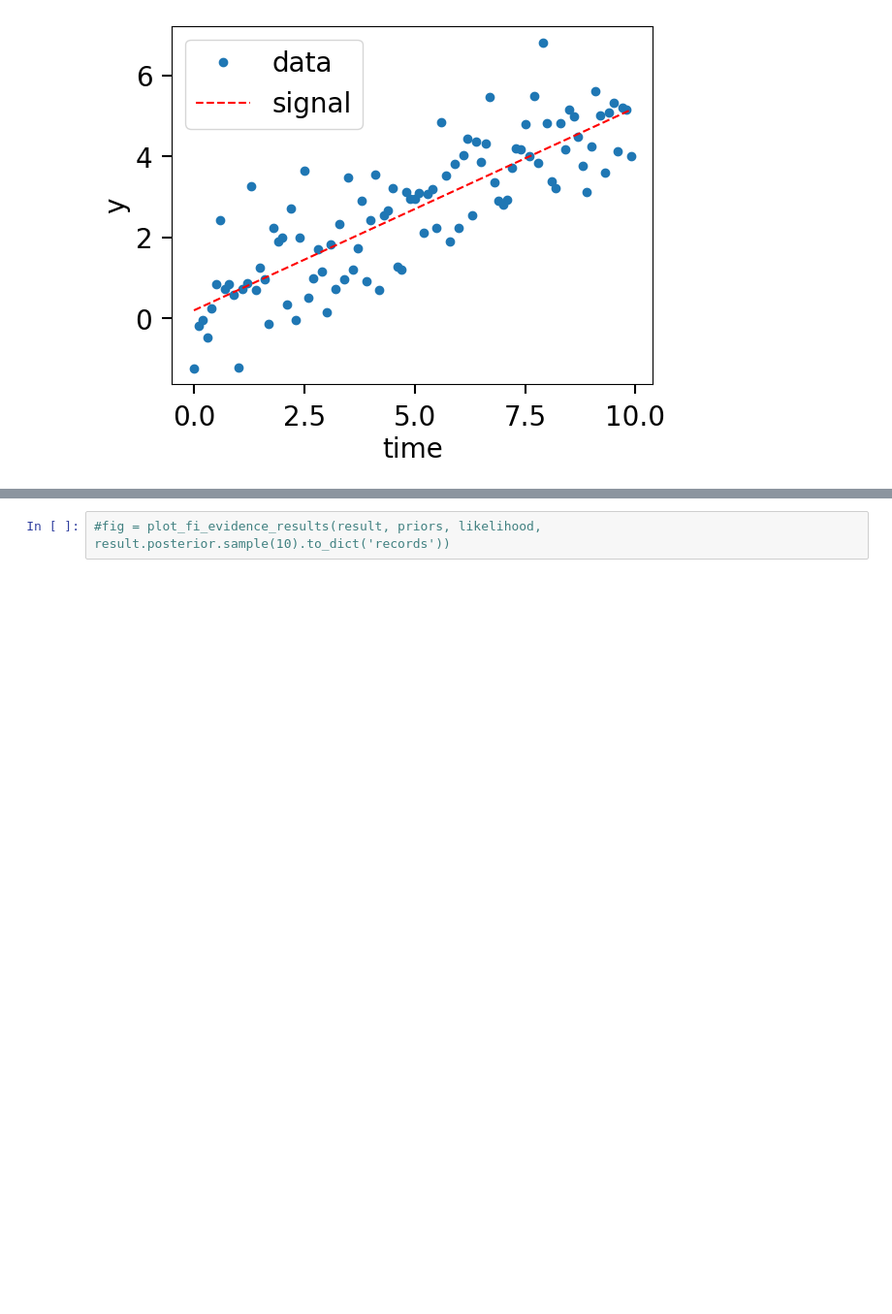
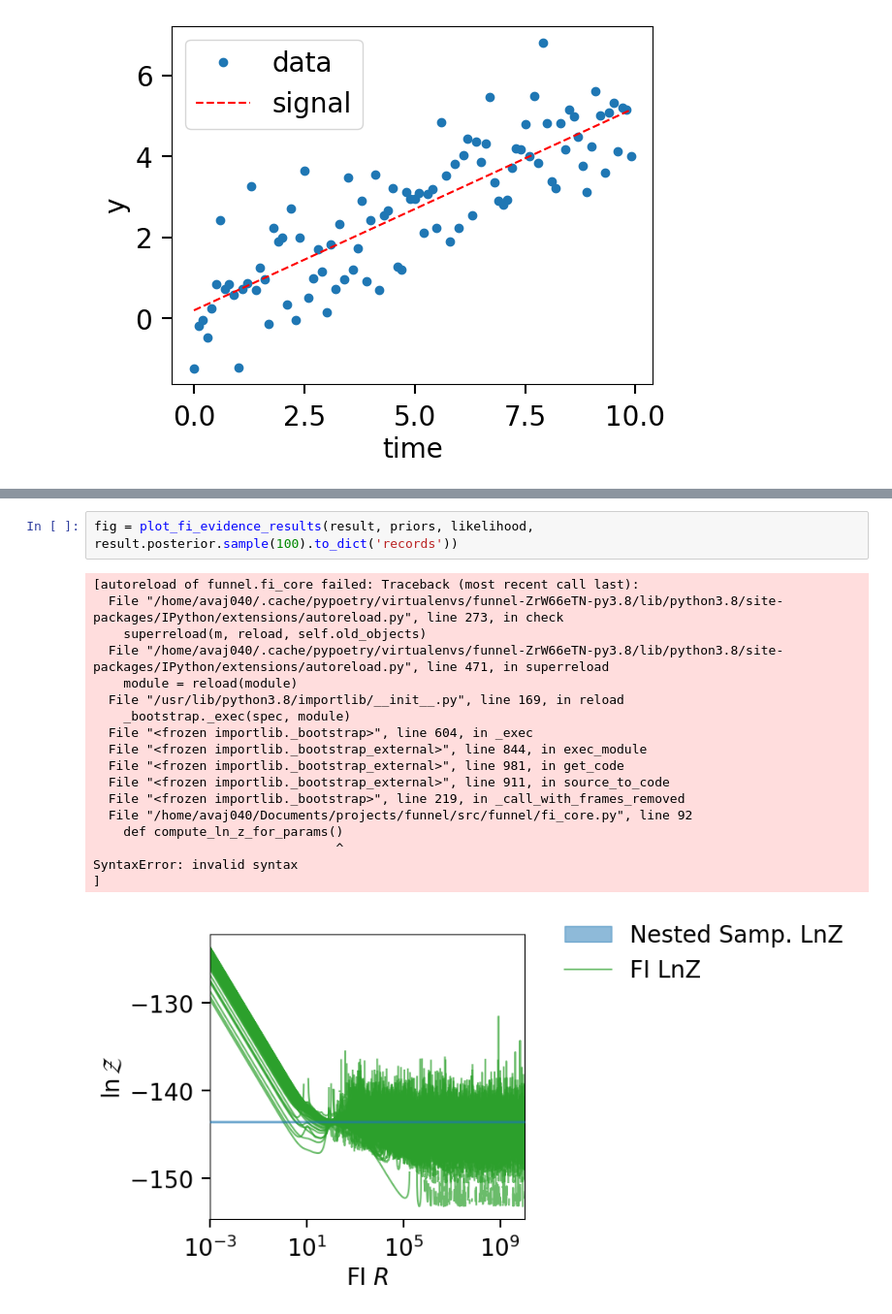
Before and after one commit to avivajpeyi/funnel, a Jupyter notebook: docs/example.ipynb, the cells around one changed output, grey strips where cells are left out. Shown: that part at 97% size. Saved outputs shown, nothing was run; the diff lists cells and outputs as text; blank space fills up the shorter version.

```diff
--- a/docs/example.ipynb
+++ b/docs/example.ipynb
@@ -221,2 +121,21 @@ fig.tight_layout()
 # %%
-#fig = plot_fi_evidence_results(result, priors, likelihood, result.posterior.sample(10).to_dict('records'))
+fig = plot_fi_evidence_results(result, priors, likelihood, result.posterior.sample(100).to_dict('records'))
+# %% [output]
+[autoreload of funnel.fi_core failed: Traceback (most recent call last):
+  File "/home/avaj040/.cache/pypoetry/virtualenvs/funnel-ZrW66eTN-py3.8/lib/python3.8/site-packages/IPython/extensions/autoreload.py", line 273, in check
+    superreload(m, reload, self.old_objects)
+  File "/home/avaj040/.cache/pypoetry/virtualenvs/funnel-ZrW66eTN-py3.8/lib/python3.8/site-packages/IPython/extensions/autoreload.py", line 471, in superreload
+    module = reload(module)
+  File "/usr/lib/python3.8/importlib/__init__.py", line 169, in reload
+    _bootstrap._exec(spec, module)
+  File "<frozen importlib._bootstrap>", line 604, in _exec
+  File "<frozen importlib._bootstrap_external>", line 844, in exec_module
+  File "<frozen importlib._bootstrap_external>", line 981, in get_code
+  File "<frozen importlib._bootstrap_external>", line 911, in source_to_code
+  File "<frozen importlib._bootstrap>", line 219, in _call_with_frames_removed
+  File "/home/avaj040/Documents/projects/funnel/src/funnel/fi_core.py", line 92
+    def compute_ln_z_for_params()
+                                ^
+SyntaxError: invalid syntax
+]
+[figure, added]
```
Also changed, not shown: parts of 12 cells of this notebook, 4 other files.
